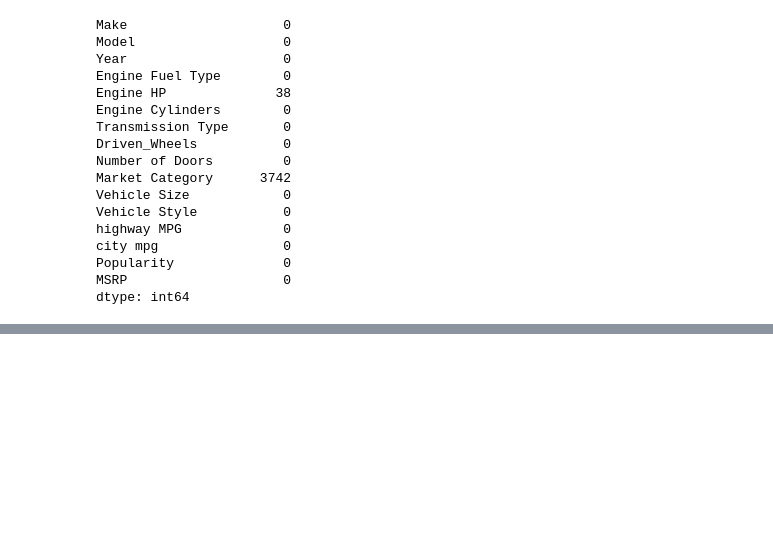
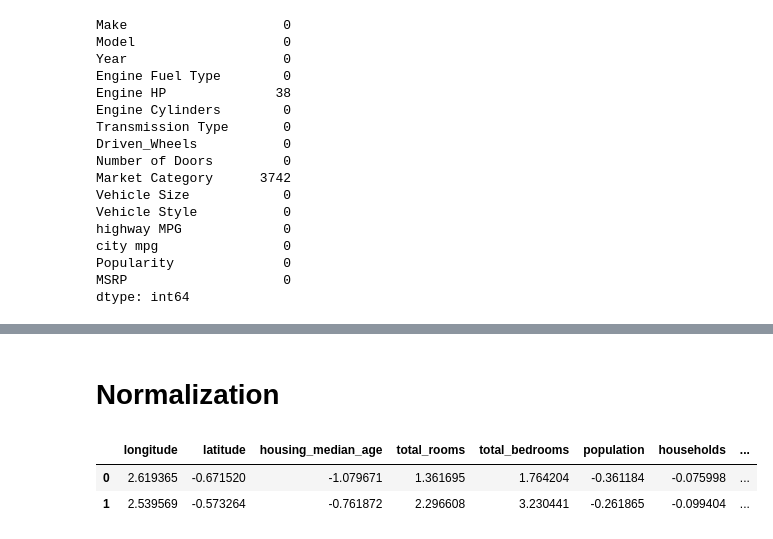
Before and after one commit to ESET0135/Advanced-trainin-Python-AIML, a Jupyter notebook: Day-3/EDA.ipynb, the cells around one changed output, grey strips where cells are left out. Cells and saved outputs as stored; diff of their text form; code cells hidden in the pictures; blank space fills up the shorter version.

```diff
--- a/Day-3/EDA.ipynb
+++ b/Day-3/EDA.ipynb
@@ -337,0 +340,16 @@ dtype: int64
+# %% [markdown]
+# Normalization
+# %%
+# Standard Scaler
+from sklearn.preprocessing import StandardScaler,MinMaxScaler
+# from sklearn.preprocessing import StandardScaler, MinMaxScaler
+x = data.drop('median_house_value',axis=1)
+y = data['median_house_value']
+
+scaler_std = StandardScaler()
+x_stanadard_scaler = pd.DataFrame(scaler_std.fit_transform(x),columns= x.columns)
+x_stanadard_scaler.head(2)
+# %% [output]
+|  | longitude | latitude | housing_median_age | total_rooms | total_bedrooms | population | households | ... |
+| 0 | 2.619365 | -0.671520 | -1.079671 | 1.361695 | 1.764204 | -0.361184 | -0.075998 | ... |
+| 1 | 2.539569 | -0.573264 | -0.761872 | 2.296608 | 3.230441 | -0.261865 | -0.099404 | ... |
```
Also changed, not shown: parts of 20 cells of this notebook, 2 other files.
